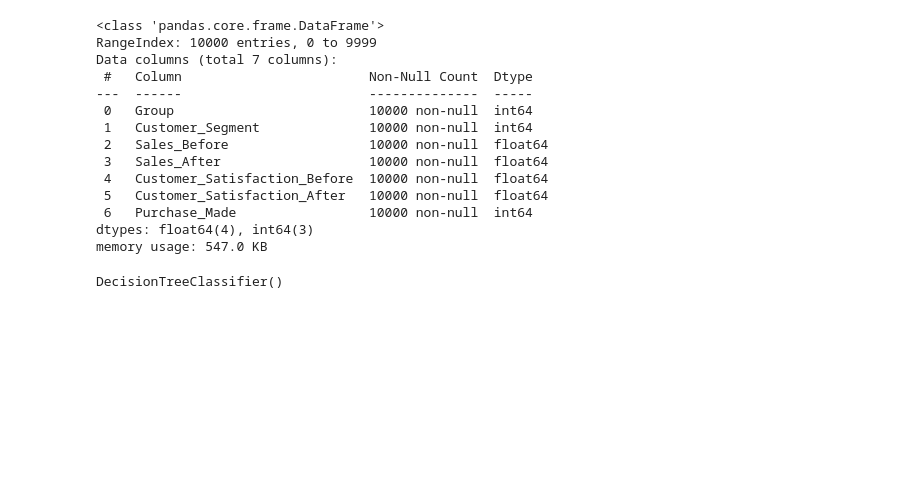
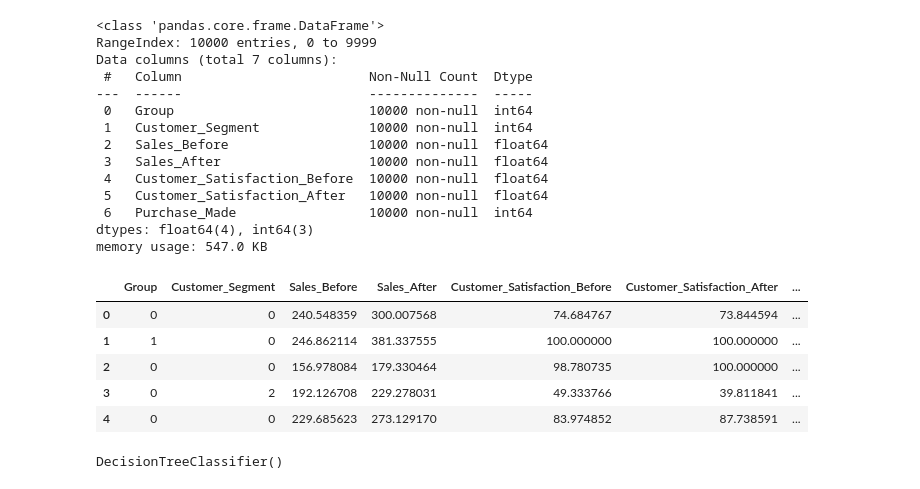
Before and after one commit to jackhuntersys/AI_ML_course, a Jupyter notebook: 2-oy/8dars/8darsdatacleaner.ipynb, the cells around one changed output. Drawn from its saved outputs; the diff is of its cells as text; code cells hidden in the pictures; blank space fills up the shorter version.

```diff
--- a/2-oy/8dars/8darsdatacleaner.ipynb
+++ b/2-oy/8dars/8darsdatacleaner.ipynb
@@ -63,6 +63,15 @@ Data columns (total 7 columns):
  6   Purchase_Made                 10000 non-null  int64
 dtypes: float64(4), int64(3)
 memory usage: 547.0 KB
+# %%
+clean_df.head()
+# %% [output]
+|  | Group | Customer_Segment | Sales_Before | Sales_After | Customer_Satisfaction_Before | Customer_Satisfaction_After | ... |
+| 0 | 0 | 0 | 240.548359 | 300.007568 | 74.684767 | 73.844594 | ... |
+| 1 | 1 | 0 | 246.862114 | 381.337555 | 100.000000 | 100.000000 | ... |
+| 2 | 0 | 0 | 156.978084 | 179.330464 | 98.780735 | 100.000000 | ... |
+| 3 | 0 | 2 | 192.126708 | 229.278031 | 49.333766 | 39.811841 | ... |
+| 4 | 0 | 0 | 229.685623 | 273.129170 | 83.974852 | 87.738591 | ... |
 # %%
 x = clean_df.drop(columns=['Purchase_Made'])
 y = clean_df['Purchase_Made']
```
Also changed, not shown: parts of 4 cells of this notebook, 1 other file.
